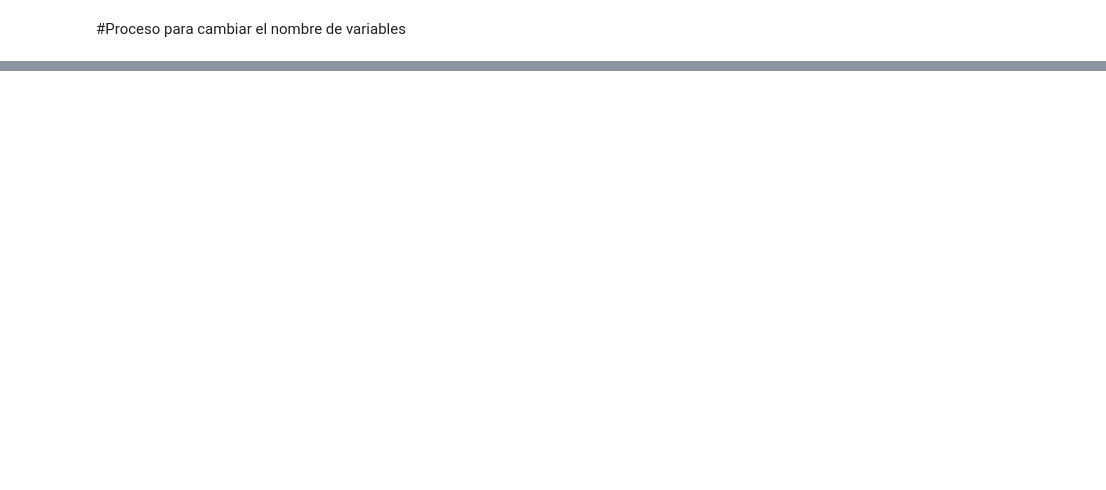
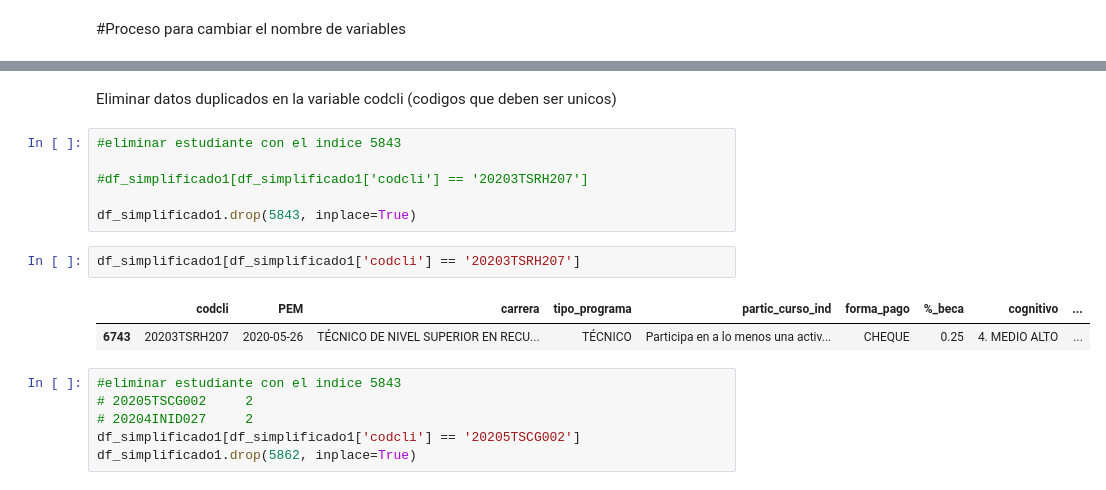
Before and after one commit to datascience-universe/desertion-project, a Jupyter notebook: Project.ipynb, the cells around one changed output, grey strips where cells are left out. Saved outputs shown, nothing was run; the diff lists cells and outputs as text; blank space fills up the shorter version.

```diff
--- a/Project.ipynb
+++ b/Project.ipynb
@@ -222,0 +337,19 @@ g.add_legend()
+# %% [markdown]
+Eliminar datos duplicados en la variable codcli (codigos que deben ser unicos)
+# %%
+#eliminar estudiante con el indice 5843
+
+#df_simplificado1[df_simplificado1['codcli'] == '20203TSRH207']
+
+df_simplificado1.drop(5843, inplace=True)
+# %%
+df_simplificado1[df_simplificado1['codcli'] == '20203TSRH207']
+# %% [output]
+|  | codcli | PEM | carrera | tipo_programa | partic_curso_ind | forma_pago | %_beca | cognitivo | ... |
+| 6743 | 20203TSRH207 | 2020-05-26 | TÉCNICO DE NIVEL SUPERIOR EN RECU... | TÉCNICO | Participa en a lo menos una activ... | CHEQUE | 0.25 | 4. MEDIO ALTO | ... |
+# %%
+#eliminar estudiante con el indice 5843
+# 20205TSCG002     2
+# 20204INID027     2
+df_simplificado1[df_simplificado1['codcli'] == '20205TSCG002']
+df_simplificado1.drop(5862, inplace=True)
```
Also changed, not shown: parts of 34 cells of this notebook.
